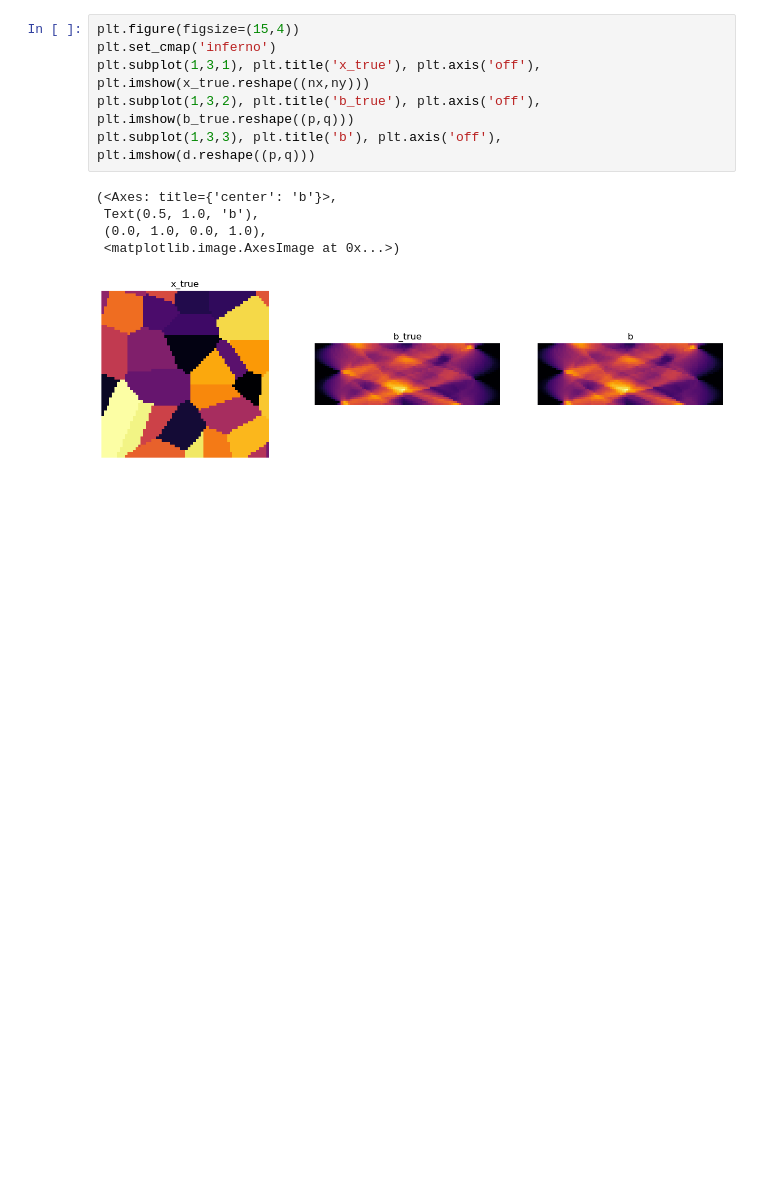
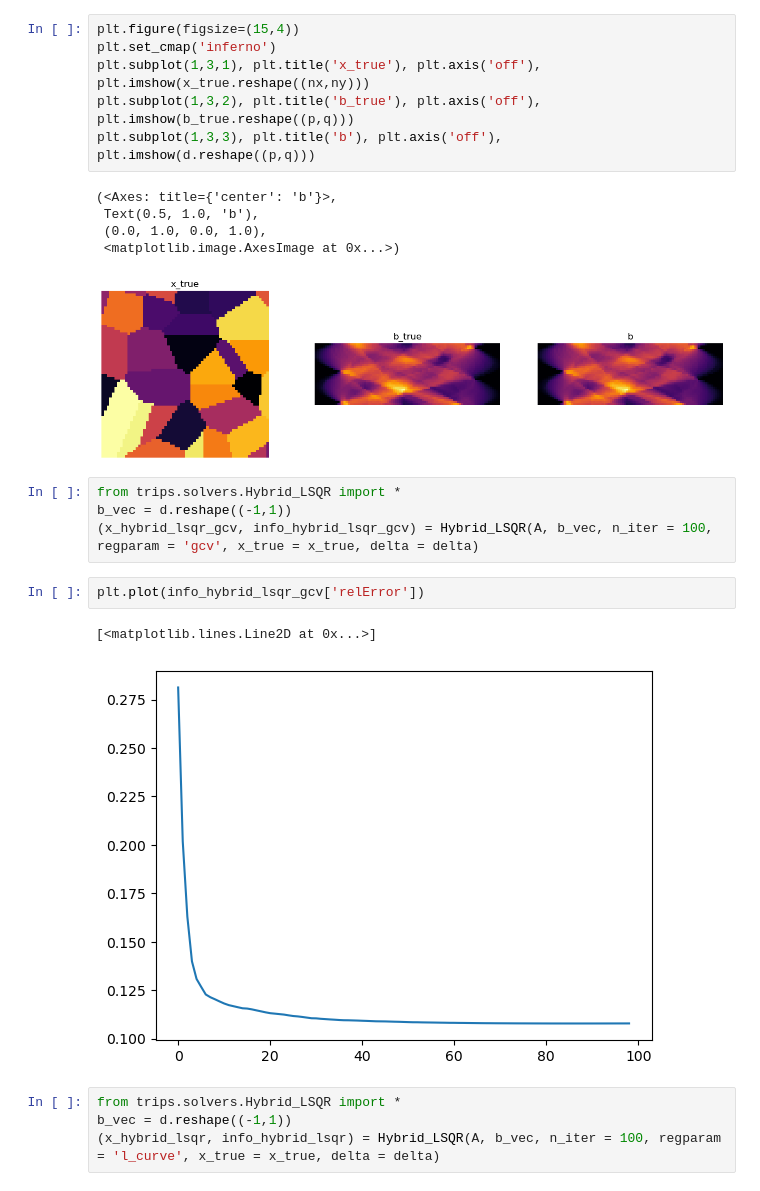
Before and after one commit to mpasha3/trips-py, a Jupyter notebook: demos/demo_l_curve.ipynb, the cells around one changed output. Drawn from its saved outputs; the diff is of its cells as text; blank space fills up the shorter version.

Commit message:
added a demo how to call l-curve in Hybrid methods.

```diff
--- a/demos/demo_l_curve.ipynb
+++ b/demos/demo_l_curve.ipynb
@@ -169,3 +169,16 @@ plt.subplot(1,3,3), plt.title('b'), plt.axis('off'), plt.imshow(d.reshape((p,q))
  (0.0, 1.0, 0.0, 1.0),
  <matplotlib.image.AxesImage at 0x...>)
 [figure]
+# %%
+from trips.solvers.Hybrid_LSQR import *
+b_vec = d.reshape((-1,1))
+(x_hybrid_lsqr_gcv, info_hybrid_lsqr_gcv) = Hybrid_LSQR(A, b_vec, n_iter = 100, regparam = 'gcv', x_true = x_true, delta = delta)
+# %%
+plt.plot(info_hybrid_lsqr_gcv['relError'])
+# %% [output]
+[<matplotlib.lines.Line2D at 0x...>]
+[figure, added]
+# %%
+from trips.solvers.Hybrid_LSQR import *
+b_vec = d.reshape((-1,1))
+(x_hybrid_lsqr, info_hybrid_lsqr) = Hybrid_LSQR(A, b_vec, n_iter = 100, regparam = 'l_curve', x_true = x_true, delta = delta)
```
Also changed, not shown: parts of 3 cells of this notebook.
